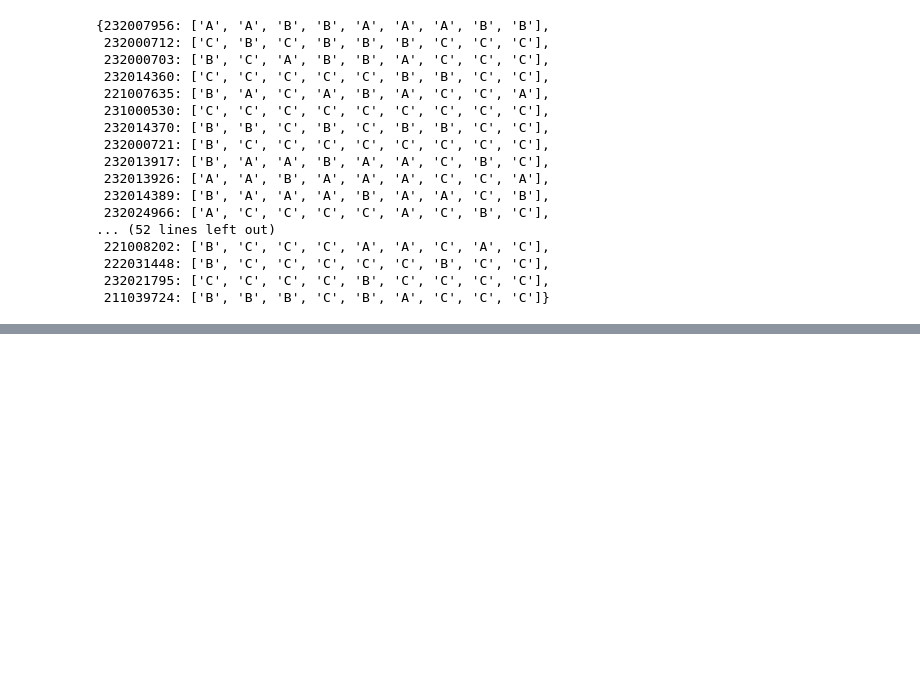
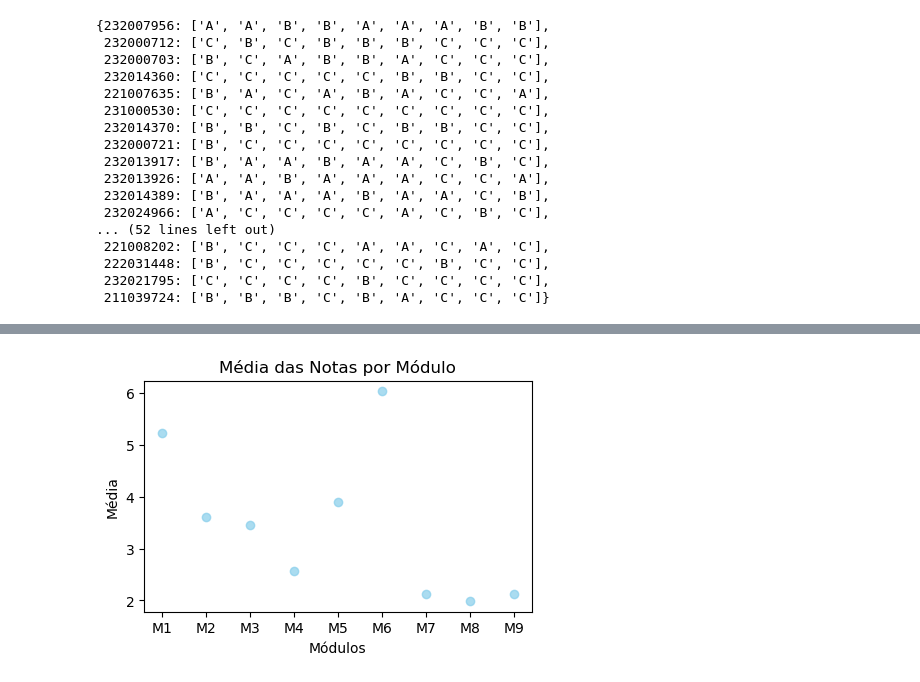
Before and after one commit to janiocarrilho/analise-desempenho-unb, a Jupyter notebook: ProjetoC1.ipynb, the cells around one changed output, grey strips where cells are left out. Saved outputs shown, nothing was run; the diff lists cells and outputs as text; code cells hidden in the pictures; blank space fills up the shorter version.

```diff
--- a/ProjetoC1.ipynb
+++ b/ProjetoC1.ipynb
@@ -74,0 +77,5 @@ alunos
+# %%
+import pandas as pd
+
+df = pd.DataFrame(alunos, index=["M1","M2","M3","M4","M5","M6","M7","M8","M9"]).transpose()
+df
@@ -74,0 +98,5 @@ alunos
+# %%
+notasMap = {"A": 10, "B": 5, "C": 0}
+
+dfnum = df.replace(notasMap)
+dfnum
@@ -74,0 +117,3 @@ alunos
+# %%
+#Cálculo do media de cada módulo
+media = dfnum.mean()
@@ -74,0 +131,12 @@ alunos
+# %%
+import matplotlib.pyplot as plt
+
+plt.figure(figsize=(5, 3))
+plt.scatter(media.index, media.values, color='skyblue', alpha=0.7)
+plt.title('Média das Notas por Módulo')
+plt.xlabel('Módulos')
+plt.ylabel('Média')
+
+plt.show()
+# %% [output]
+[figure, added]
```
Also changed, not shown: parts of 10 cells of this notebook.
